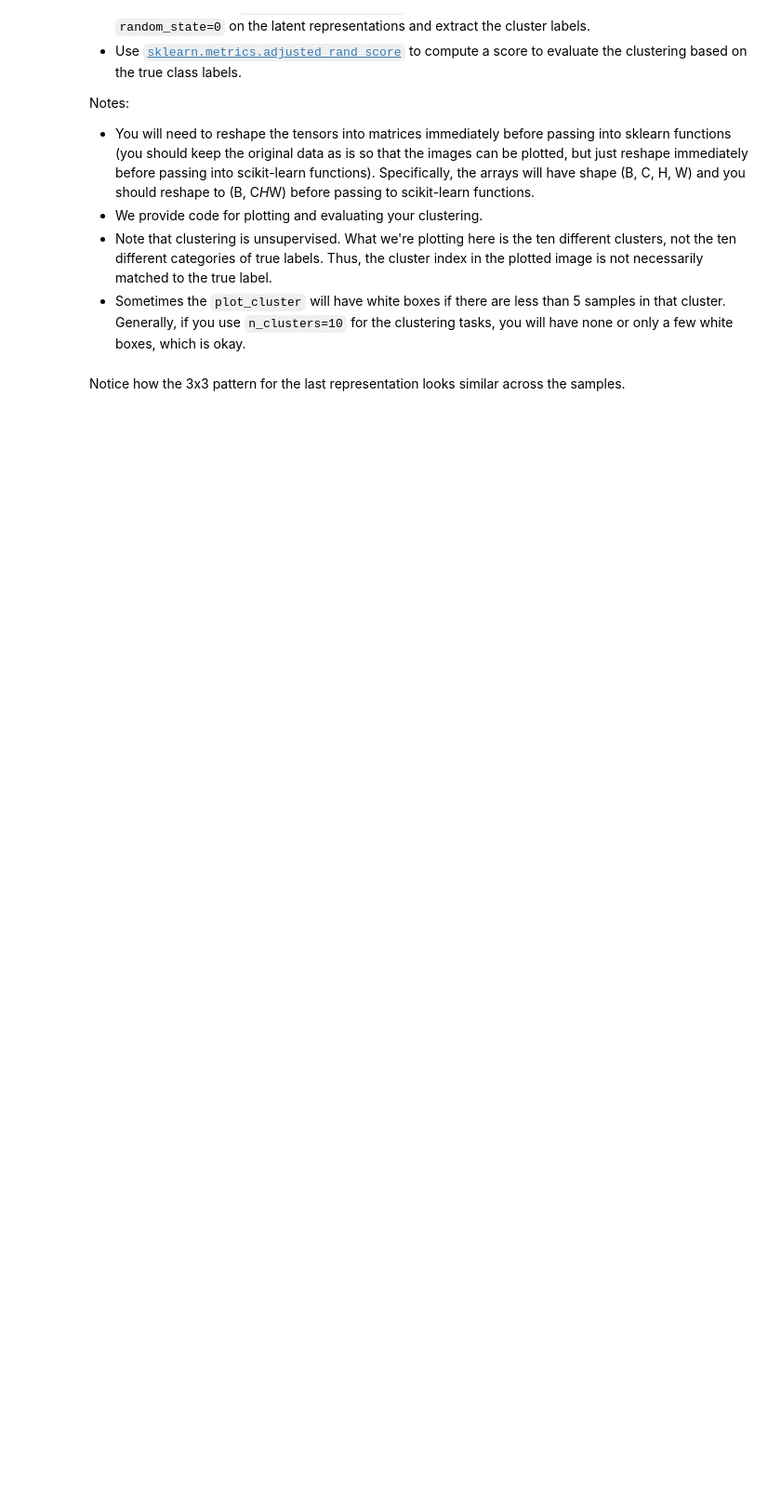
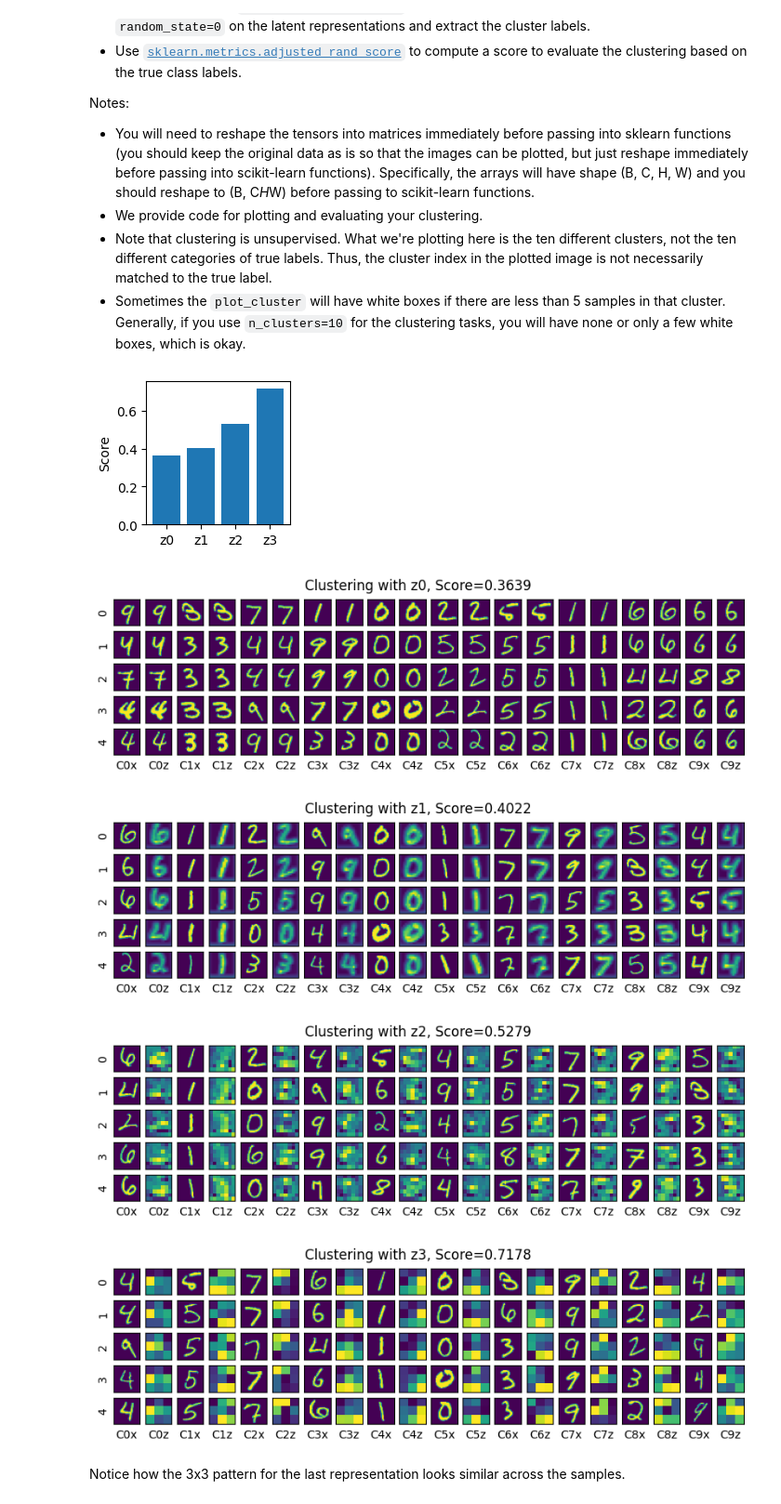
Before and after one commit to g-hurst/ECE570-AI, a Jupyter notebook: Assignment_05/Assignment_05_Exercise.ipynb, the cells around one changed output. Shown at 93% size. Cells and saved outputs as stored; diff of their text form; code cells hidden in the pictures; blank space fills up the shorter version.

```diff
--- a/Assignment_05/Assignment_05_Exercise.ipynb
+++ b/Assignment_05/Assignment_05_Exercise.ipynb
@@ -161,7 +176,16 @@ def train(epoch, model, optimizer):
     model.train() # we need to set the mode for our model
     for batch_idx, (images, targets) in enumerate(train_loader):
       # ----------- <Your code> ---------------
+      images  = images.to(next(model.parameters()).device)
+      targets = targets.to(next(model.parameters()).device)
 
+
+      outputs = model(images)
+      optimizer.zero_grad()
+      criterion = nn.CrossEntropyLoss()
+      loss = criterion(outputs, targets)
+      loss.backward()
+      optimizer.step()
       # ----------- <End Your code> ---------------
       if batch_idx % 100 == 0: # We visulize our output every 10 batches
         print(f'Epoch {epoch}: [{batch_idx*len(images)}/{len(train_loader.dataset)}] Loss: {loss.item()}')
@@ -173,7 +197,15 @@ def test(epoch, model):
   with torch.no_grad():
     for images, targets in test_loader:
       # ----------- <Your code> ---------------
+      images  = images.to(next(model.parameters()).device)
+      targets = targets.to(next(model.parameters()).device)
 
+      outputs = model(images)
+      criterion = nn.CrossEntropyLoss()
+      loss = criterion(outputs, targets)
+      test_loss += loss.item() * images.size(0)
+      _, predicted = outputs.max(1)
+      correct += predicted.eq(targets).sum().item()
       # ----------- <End Your code> ---------------
   test_loss /= len(test_loader.dataset)
   print(f'Test result on epoch {epoch}: Avg loss is {test_loss}, Accuracy: {100.*correct/len(test_loader.dataset)}%')
@@ -240,6 +294,21 @@ def extract_numpy_representations(model, data_loader, n_extract):
   extracted_z_lists = []
   labels_list = []
   # ----------- <Your code> ---------------
+  model.eval()
+  extracted = 0
+  data_iter = iter(data_loader)
+
+  while extracted <= n_extract:
+      images, labels = next(data_iter)
+      images = images.to(next(model.parameters()).device)
+      labels = labels.to(next(model.parameters()).device)
+
+      with torch.no_grad():
+        _, z_list = model.compute_and_extract_representations(images)
+
+      extracted_z_lists.append(z_list)
+      labels_list.append(labels)
+      extracted += images.size(0)
 
   # ----------- <End your code> ---------------
   # Check extracted_z_lists (type should be tensor)
@@ -307,20 +397,31 @@ def plot_cluster(cluster_labels, z_test, title):
 # %%
 from sklearn.cluster import KMeans
 from sklearn.metrics import adjusted_rand_score
 
 def cluster_and_score(z, true_labels):
   # ----------- <Your code> ---------------
+  B, C, H, W = z.shape
+  z_reshaped = z.reshape(B, C * H * W)
 
+  kmeans = KMeans(n_clusters=10, random_state=0)
+  cluster_labels = kmeans.fit_predict(z_reshaped)
+  score = adjusted_rand_score(true_labels, cluster_labels)
   # ----------- <End your code> ---------------
   return cluster_labels, score
 
 fig = plt.figure(figsize=(2,2))
 plt.bar([f'z{zi}' for zi in range(len(z_list_test))],
         [cluster_and_score(z_test, labels_test)[1] for z_test in z_list_test])
 plt.ylabel('Score')
 for zi, z_test in enumerate(z_list_test):
   cluster_labels, score = cluster_and_score(z_test, labels_test)
   plot_cluster(cluster_labels, z_test, f'Clustering with z{zi}, Score={score:.4f}')
+# %% [output]
+[figure, added]
+[figure, added]
+[figure, added]
+[figure, added]
+[figure, added]
 # %% [markdown]
 Notice how the 3x3 pattern for the last representation looks similar across the samples.
 # %% [markdown]
```
Also changed, not shown: parts of 7 cells of this notebook, 3 other files.
